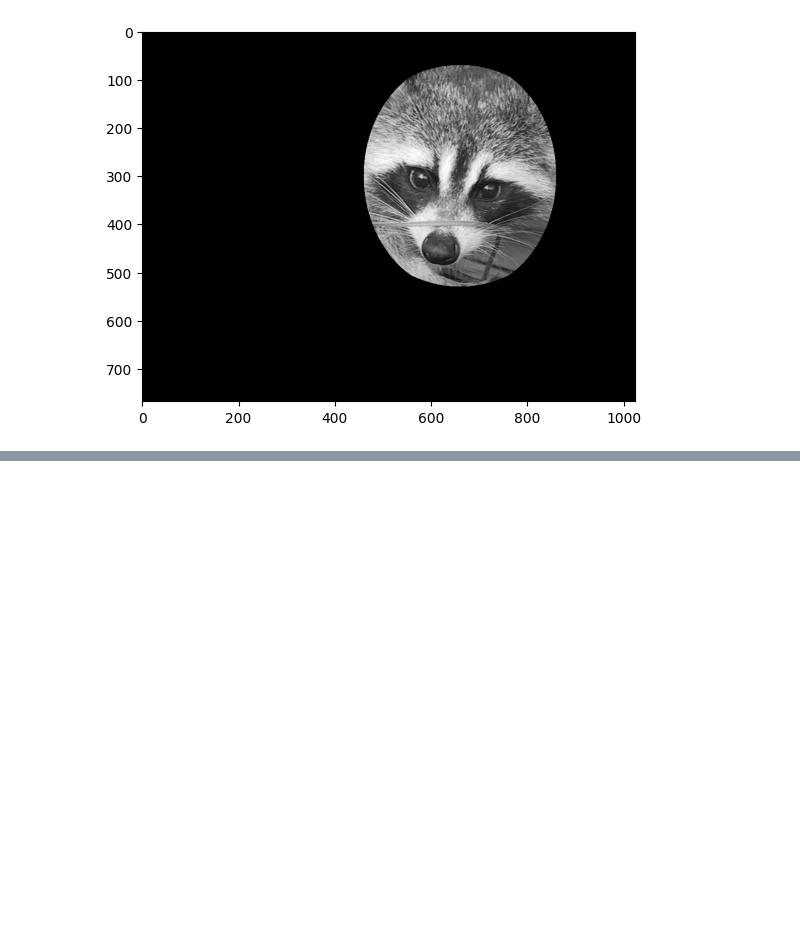
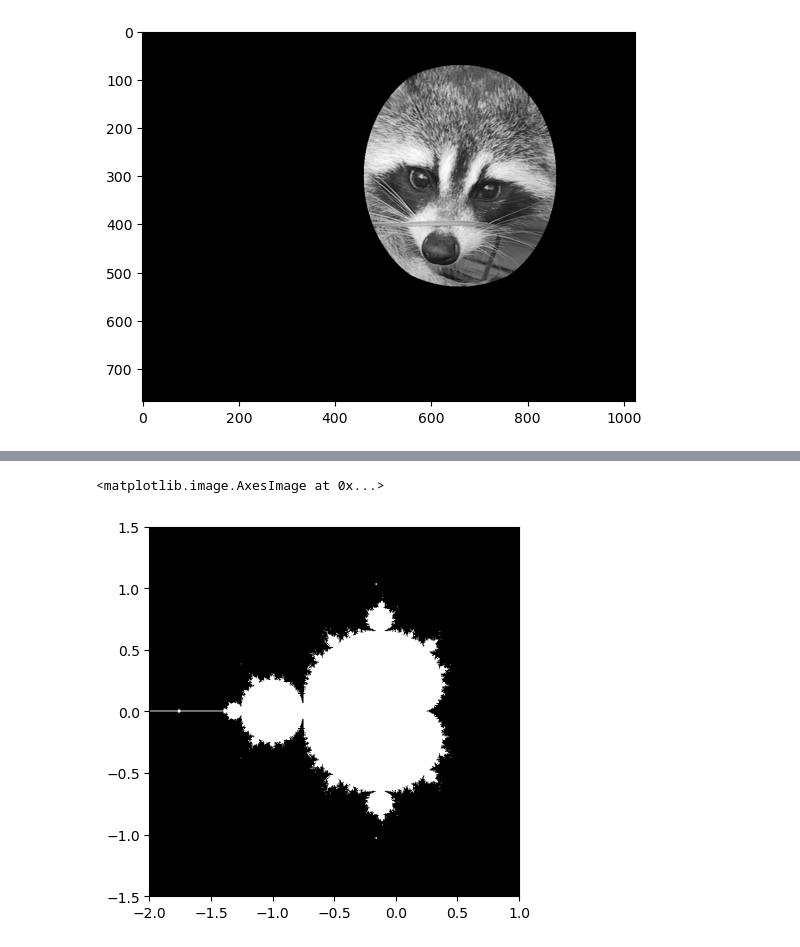
Before and after one commit to Morpheuseses/IDA_works, a Jupyter notebook: lab_scipy/tasks.ipynb, the cells around one changed output, grey strips where cells are left out. Drawn from its saved outputs; the diff is of its cells as text; code cells hidden in the pictures; blank space fills up the shorter version.

```diff
--- a/lab_scipy/tasks.ipynb
+++ b/lab_scipy/tasks.ipynb
@@ -89,0 +153,20 @@ plt.plot(year, hares)
+# %%
+def calculateMandelbrot(N_max, some_treshhold, nx, ny):
+    x = np.linspace(-2, 1, nx)
+    y = np.linspace(-1.5, 1.5, ny)
+    c = x[:,newaxis] + 1j*y[newaxis,:]
+
+    z = c
+    for j in range(N_max):
+        z = z**2 + c
+
+    mandelbrot_set = (abs(z) < some_threshold)
+
+    return mandelbrot_set
+
+mandelbrot_set = calculateMandelbrot(50, 50., 601, 401)
+plt.gray()
+plt.imshow(mandelbrot_set.T, extent=[-2, 1, -1.5, 1.5])
+# %% [output]
+<matplotlib.image.AxesImage at 0x...>
+[figure, added]
```
Also changed, not shown: parts of 5 cells of this notebook, 4 other files.
